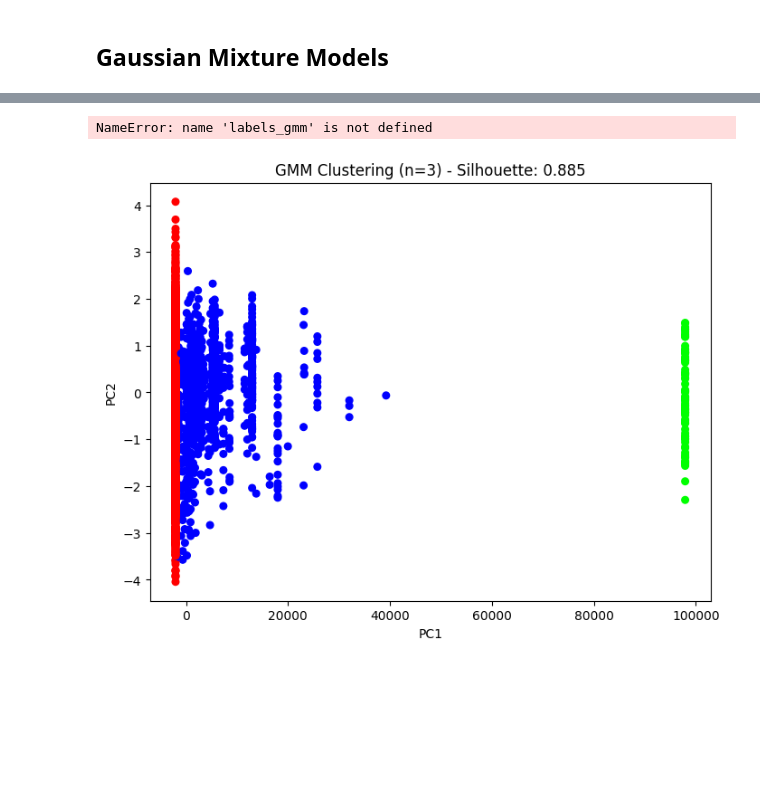
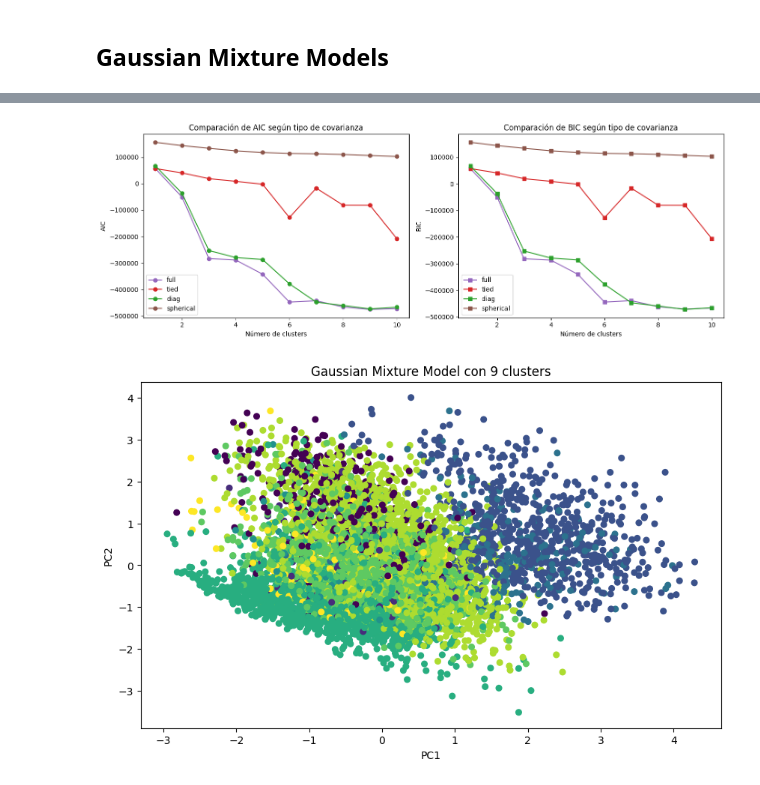
Before and after one commit to JoseCervantes06/Proyecto1_Equipo20_Cervantes-Reyes, a Jupyter notebook: fase2.ipynb, the cells around one changed output, grey strips where cells are left out. Saved outputs shown, nothing was run; the diff lists cells and outputs as text; code cells hidden in the pictures; blank space fills up the shorter version.

```diff
--- a/fase2.ipynb
+++ b/fase2.ipynb
@@ -462,5 +462,8 @@ plt.show()
 # %%
 from sklearn.mixture import GaussianMixture
 
-gmm = GaussianMixture(n_components=3, random_state=0, n_init=2, max_iter=200)
-gmm.fit(cluster1_data)
+X = cluster1_data
+cov_types = ['full', 'tied', 'diag', 'spherical']
+n_components = np.arange(1, 11)
+colors = ['tab:purple', 'tab:red', 'tab:green', 'tab:brown']
+results = []
@@ -518,20 +470,51 @@ array([[0.00000000e+00, 1.00000000e+00, 0.00000000e+00],
-# %%
-score = silhouette_score(cluster1_data, labels_gmm)
-print(f"Silhouette Score: {score:.4f}")
-# %% [output]
-NameError: name 'labels_gmm' is not defined
-# %%
-from sklearn.decomposition import PCA
-
-labels = gmm.predict_proba(cluster1_data)
-pca = PCA(n_components=2)
-X_pca = pca.fit_transform(cluster1_data)
-
-plt.figure(figsize=(8,6))
-plt.scatter(X_pca[:,0], X_pca[:,1], c=labels, cmap='viridis', s=30)
-plt.title(f"GMM Clustering (n={n_clusters}) - Silhouette: {score:.3f}")
-plt.xlabel("PC1")
-plt.ylabel("PC2")
-plt.show()
-# %% [output]
-[figure, removed]
+# %%
+for cov in cov_types:
+    aic = []
+    bic = []
+    for k in n_components:
+        gmm = GaussianMixture(n_components=k, covariance_type=cov, random_state=42)
+        gmm.fit(X)
+        aic.append(gmm.aic(X))
+        bic.append(gmm.bic(X))
+    results.append({'cov_type': cov, 'AIC': aic, 'BIC': bic})
+
+fig, axes = plt.subplots(1, 2, figsize=(14, 5))
+
+for cov, color in zip(cov_types, colors):
+    res = next(r for r in results if r['cov_type'] == cov)
+    axes[0].plot(n_components, res['AIC'], marker='o', color=color, label=cov)
+
+axes[0].set_title('Comparación de AIC según tipo de covarianza')
+axes[0].set_xlabel('Número de clusters')
+axes[0].set_ylabel('AIC')
+axes[0].legend()
+
+for cov, color in zip(cov_types, colors):
+    res = next(r for r in results if r['cov_type'] == cov)
+    axes[1].plot(n_components, res['BIC'], marker='s', color=color, label=cov)
+
+axes[1].set_title('Comparación de BIC según tipo de covarianza')
+axes[1].set_xlabel('Número de clusters')
+axes[1].set_ylabel('BIC')
+axes[1].legend()
+
+plt.tight_layout()
+plt.show()
+# %% [output]
+[figure, added]
+# %%
+k_gmm = 9
+gmm = GaussianMixture(n_components=k_gmm, covariance_type='full', random_state=42)
+labels_gmm = gmm.fit_predict(X)
+
+pca = PCA(n_components=2, random_state=42)
+X_pca = pca.fit_transform(X)
+
+plt.figure(figsize=(10,6))
+plt.scatter(X_pca[:, 0], X_pca[:, 1], c=labels_gmm, cmap='viridis', s=30)
+plt.title(f'Gaussian Mixture Model con {k_gmm} clusters')
+plt.xlabel('PC1')
+plt.ylabel('PC2')
+plt.show()
+# %% [output]
+[figure, added]
```
Also changed, not shown: parts of 6 cells of this notebook.
